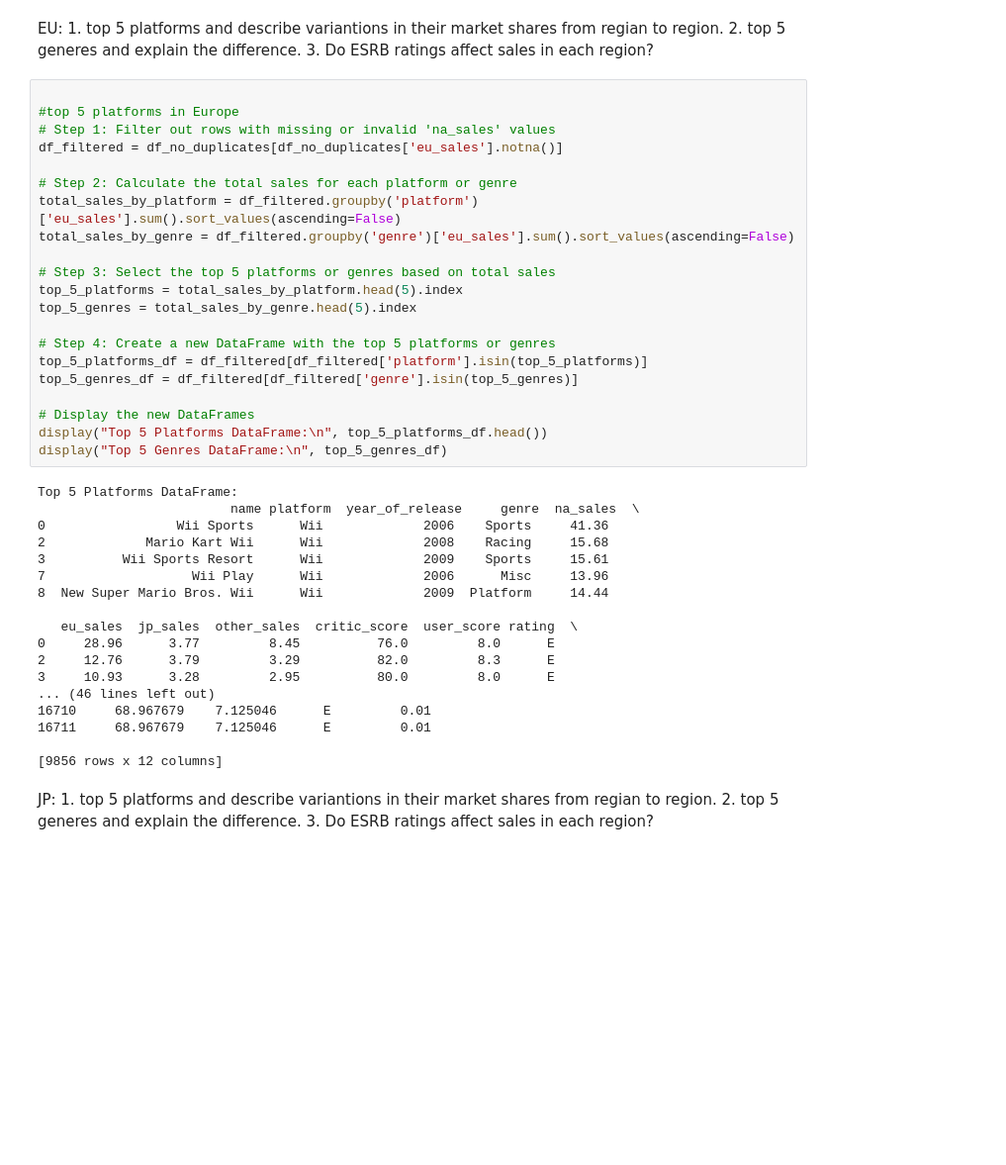
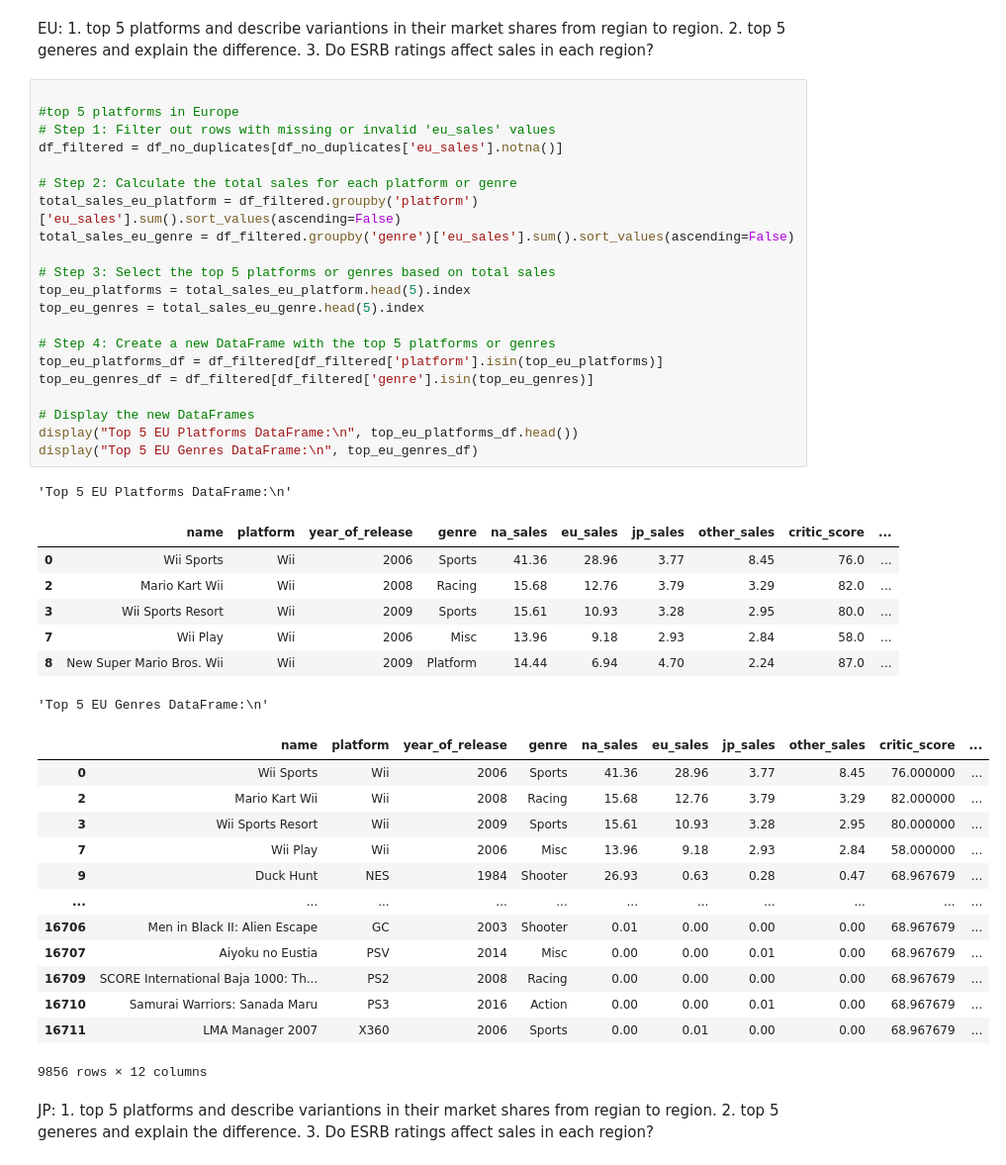
Before and after one commit to becominggiant/game_analysis, a Jupyter notebook: EDA.ipynb, the cells around one changed output. Shown at 99% size. Cells and saved outputs as stored; diff of their text form; blank space fills up the shorter version.

Commit message:
platforms for na, eu, jp updated code

```diff
--- a/EDA.ipynb
+++ b/EDA.ipynb
@@ -759,42 +805,46 @@ EU:
 # %%
 
 #top 5 platforms in Europe
-# Step 1: Filter out rows with missing or invalid 'na_sales' values
+# Step 1: Filter out rows with missing or invalid 'eu_sales' values
 df_filtered = df_no_duplicates[df_no_duplicates['eu_sales'].notna()]
 
 # Step 2: Calculate the total sales for each platform or genre
-total_sales_by_platform = df_filtered.groupby('platform')['eu_sales'].sum().sort_values(ascending=False)
-total_sales_by_genre = df_filtered.groupby('genre')['eu_sales'].sum().sort_values(ascending=False)
+total_sales_eu_platform = df_filtered.groupby('platform')['eu_sales'].sum().sort_values(ascending=False)
+total_sales_eu_genre = df_filtered.groupby('genre')['eu_sales'].sum().sort_values(ascending=False)
 
 # Step 3: Select the top 5 platforms or genres based on total sales
-top_5_platforms = total_sales_by_platform.head(5).index
-top_5_genres = total_sales_by_genre.head(5).index
+top_eu_platforms = total_sales_eu_platform.head(5).index
+top_eu_genres = total_sales_eu_genre.head(5).index
 
 # Step 4: Create a new DataFrame with the top 5 platforms or genres
-top_5_platforms_df = df_filtered[df_filtered['platform'].isin(top_5_platforms)]
-top_5_genres_df = df_filtered[df_filtered['genre'].isin(top_5_genres)]
+top_eu_platforms_df = df_filtered[df_filtered['platform'].isin(top_eu_platforms)]
+top_eu_genres_df = df_filtered[df_filtered['genre'].isin(top_eu_genres)]
 
 # Display the new DataFrames
-display("Top 5 Platforms DataFrame:\n", top_5_platforms_df.head())
-display("Top 5 Genres DataFrame:\n", top_5_genres_df)
+display("Top 5 EU Platforms DataFrame:\n", top_eu_platforms_df.head())
+display("Top 5 EU Genres DataFrame:\n", top_eu_genres_df)
 # %% [output]
-Top 5 Platforms DataFrame:
-                         name platform  year_of_release     genre  na_sales  \
-0                 Wii Sports      Wii             2006    Sports     41.36
-2             Mario Kart Wii      Wii             2008    Racing     15.68
-3          Wii Sports Resort      Wii             2009    Sports     15.61
-7                   Wii Play      Wii             2006      Misc     13.96
-8  New Super Mario Bros. Wii      Wii             2009  Platform     14.44
-
-   eu_sales  jp_sales  other_sales  critic_score  user_score rating  \
-0     28.96      3.77         8.45          76.0         8.0      E
-2     12.76      3.79         3.29          82.0         8.3      E
-3     10.93      3.28         2.95          80.0         8.0      E
-... (46 lines left out)
-16710     68.967679    7.125046      E         0.01
-16711     68.967679    7.125046      E         0.01
-
-[9856 rows x 12 columns]
+'Top 5 EU Platforms DataFrame:\n'
+|  | name | platform | year_of_release | genre | na_sales | eu_sales | jp_sales | other_sales | critic_score | ... |
+| 0 | Wii Sports | Wii | 2006 | Sports | 41.36 | 28.96 | 3.77 | 8.45 | 76.0 | ... |
+| 2 | Mario Kart Wii | Wii | 2008 | Racing | 15.68 | 12.76 | 3.79 | 3.29 | 82.0 | ... |
+| 3 | Wii Sports Resort | Wii | 2009 | Sports | 15.61 | 10.93 | 3.28 | 2.95 | 80.0 | ... |
+| 7 | Wii Play | Wii | 2006 | Misc | 13.96 | 9.18 | 2.93 | 2.84 | 58.0 | ... |
+| 8 | New Super Mario Bros. Wii | Wii | 2009 | Platform | 14.44 | 6.94 | 4.70 | 2.24 | 87.0 | ... |
+'Top 5 EU Genres DataFrame:\n'
+|  | name | platform | year_of_release | genre | na_sales | eu_sales | jp_sales | other_sales | critic_score | ... |
+| 0 | Wii Sports | Wii | 2006 | Sports | 41.36 | 28.96 | 3.77 | 8.45 | 76.000000 | ... |
+| 2 | Mario Kart Wii | Wii | 2008 | Racing | 15.68 | 12.76 | 3.79 | 3.29 | 82.000000 | ... |
+| 3 | Wii Sports Resort | Wii | 2009 | Sports | 15.61 | 10.93 | 3.28 | 2.95 | 80.000000 | ... |
+| 7 | Wii Play | Wii | 2006 | Misc | 13.96 | 9.18 | 2.93 | 2.84 | 58.000000 | ... |
+| 9 | Duck Hunt | NES | 1984 | Shooter | 26.93 | 0.63 | 0.28 | 0.47 | 68.967679 | ... |
+| ... | ... | ... | ... | ... | ... | ... | ... | ... | ... | ... |
+| 16706 | Men in Black II: Alien Escape | GC | 2003 | Shooter | 0.01 | 0.00 | 0.00 | 0.00 | 68.967679 | ... |
+| 16707 | Aiyoku no Eustia | PSV | 2014 | Misc | 0.00 | 0.00 | 0.01 | 0.00 | 68.967679 | ... |
+| 16709 | SCORE International Baja 1000: Th... | PS2 | 2008 | Racing | 0.00 | 0.00 | 0.00 | 0.00 | 68.967679 | ... |
+| 16710 | Samurai Warriors: Sanada Maru | PS3 | 2016 | Action | 0.00 | 0.00 | 0.01 | 0.00 | 68.967679 | ... |
+| 16711 | LMA Manager 2007 | X360 | 2006 | Sports | 0.00 | 0.01 | 0.00 | 0.00 | 68.967679 | ... |
+9856 rows × 12 columns
 # %% [markdown]
 JP:
     1. top 5 platforms and describe variantions in their market shares from regian to region.
```
Also changed, not shown: parts of 9 cells of this notebook.
